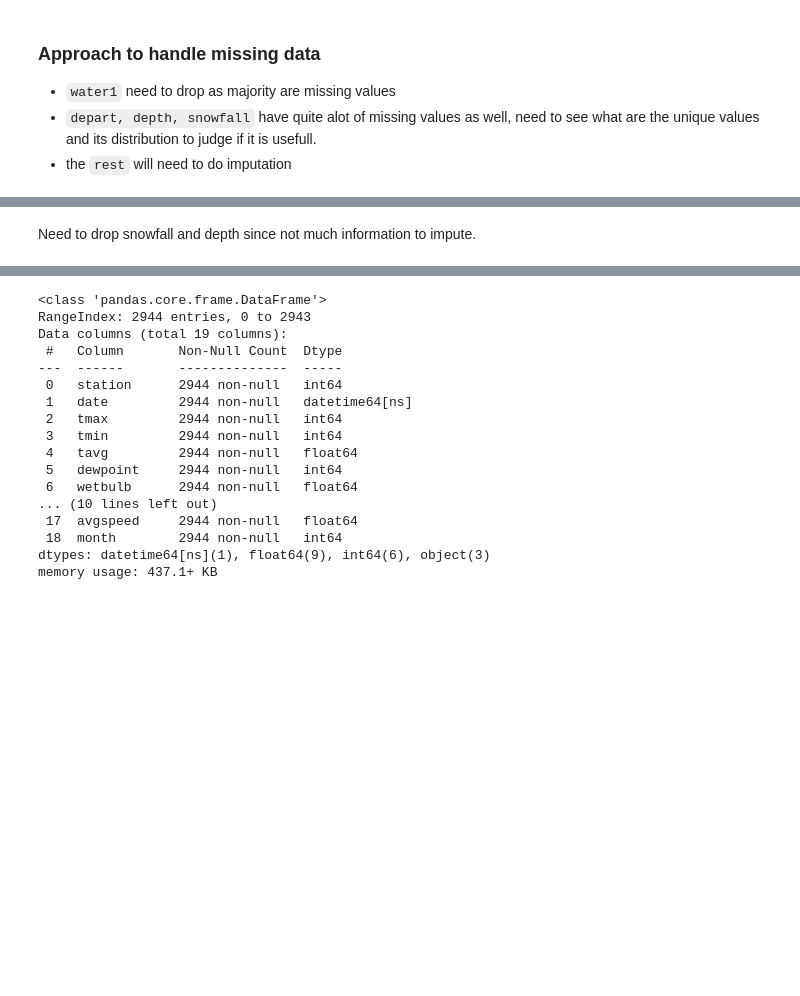
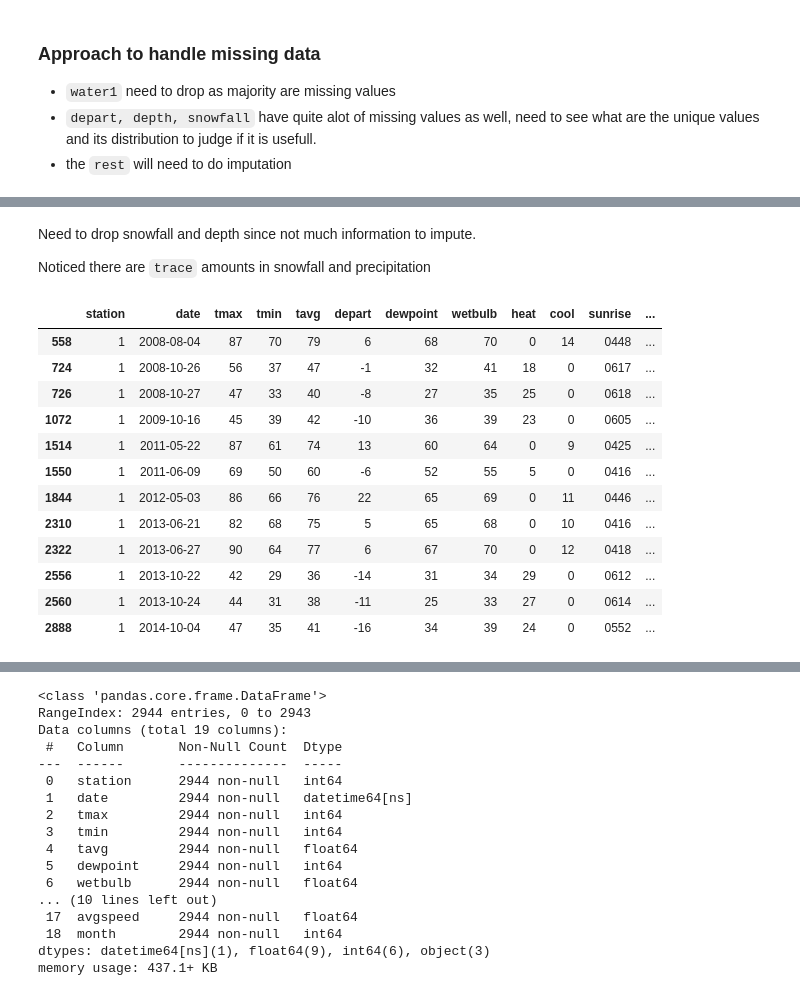
Before and after one commit to msamhz/GA-Project_4, a Jupyter notebook: code/Data_Cleanup_Consolidated.ipynb, the cells around one changed output, grey strips where cells are left out. Saved outputs shown, nothing was run; the diff lists cells and outputs as text; code cells hidden in the pictures; blank space fills up the shorter version.

```diff
--- a/code/Data_Cleanup_Consolidated.ipynb
+++ b/code/Data_Cleanup_Consolidated.ipynb
@@ -527,2 +516,20 @@ for col in ['depart','depth', 'snowfall']:
 # %% [markdown]
 Need to drop snowfall and depth since not much information to impute.
+
+Noticed there are `trace` amounts in snowfall and precipitation
+# %%
+weather[weather.snowfall == '  T']
+# %% [output]
+|  | station | date | tmax | tmin | tavg | depart | dewpoint | wetbulb | heat | cool | sunrise | ... |
+| 558 | 1 | 2008-08-04 | 87 | 70 | 79 | 6 | 68 | 70 | 0 | 14 | 0448 | ... |
+| 724 | 1 | 2008-10-26 | 56 | 37 | 47 | -1 | 32 | 41 | 18 | 0 | 0617 | ... |
+| 726 | 1 | 2008-10-27 | 47 | 33 | 40 | -8 | 27 | 35 | 25 | 0 | 0618 | ... |
+| 1072 | 1 | 2009-10-16 | 45 | 39 | 42 | -10 | 36 | 39 | 23 | 0 | 0605 | ... |
+| 1514 | 1 | 2011-05-22 | 87 | 61 | 74 | 13 | 60 | 64 | 0 | 9 | 0425 | ... |
+| 1550 | 1 | 2011-06-09 | 69 | 50 | 60 | -6 | 52 | 55 | 5 | 0 | 0416 | ... |
+| 1844 | 1 | 2012-05-03 | 86 | 66 | 76 | 22 | 65 | 69 | 0 | 11 | 0446 | ... |
+| 2310 | 1 | 2013-06-21 | 82 | 68 | 75 | 5 | 65 | 68 | 0 | 10 | 0416 | ... |
+| 2322 | 1 | 2013-06-27 | 90 | 64 | 77 | 6 | 67 | 70 | 0 | 12 | 0418 | ... |
+| 2556 | 1 | 2013-10-22 | 42 | 29 | 36 | -14 | 31 | 34 | 29 | 0 | 0612 | ... |
+| 2560 | 1 | 2013-10-24 | 44 | 31 | 38 | -11 | 25 | 33 | 27 | 0 | 0614 | ... |
+| 2888 | 1 | 2014-10-04 | 47 | 35 | 41 | -16 | 34 | 39 | 24 | 0 | 0552 | ... |
```
Also changed, not shown: parts of 19 cells of this notebook.
